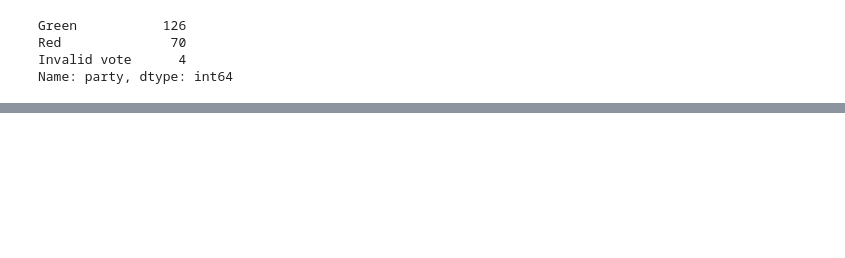
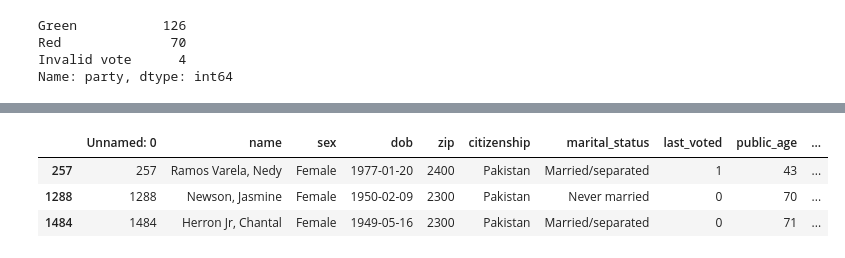
Before and after one commit to edibegovic/SecurityPrivacy, a Jupyter notebook: src/deanonymizer.ipynb, the cells around one changed output, grey strips where cells are left out. Drawn from its saved outputs; the diff is of its cells as text; code cells hidden in the pictures; blank space fills up the shorter version.

```diff
--- a/src/deanonymizer.ipynb
+++ b/src/deanonymizer.ipynb
@@ -334,0 +358,7 @@ private_data_original
+# %%
+public_data_register[public_data_register['citizenship'] == 'Pakistan']
+# %% [output]
+|  | Unnamed: 0 | name | sex | dob | zip | citizenship | marital_status | last_voted | public_age | ... |
+| 257 | 257 | Ramos Varela, Nedy | Female | 1977-01-20 | 2400 | Pakistan | Married/separated | 1 | 43 | ... |
+| 1288 | 1288 | Newson, Jasmine | Female | 1950-02-09 | 2300 | Pakistan | Never married | 0 | 70 | ... |
+| 1484 | 1484 | Herron Jr, Chantal | Female | 1949-05-16 | 2300 | Pakistan | Married/separated | 0 | 71 | ... |
```
Also changed, not shown: parts of 11 cells of this notebook, 2 other files.
